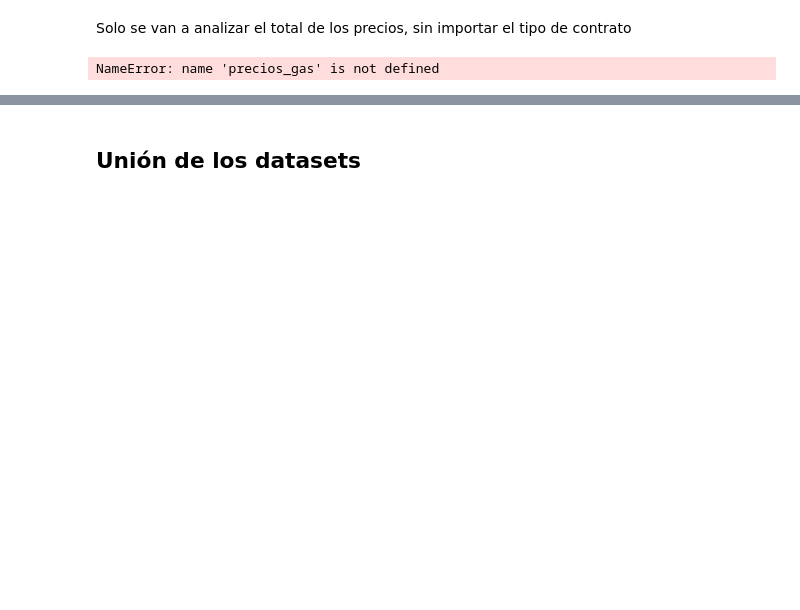
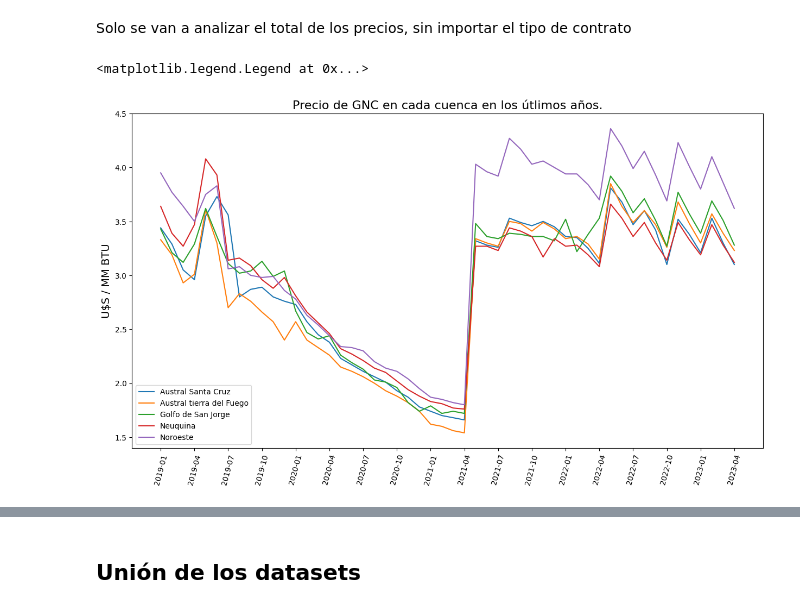
Before and after one commit to Isaiasgaray/fundamentos_final, a Jupyter notebook: TP_Final.ipynb, the cells around one changed output, grey strips where cells are left out. Drawn from its saved outputs; the diff is of its cells as text; code cells hidden in the pictures; blank space fills up the shorter version.

```diff
--- a/TP_Final.ipynb
+++ b/TP_Final.ipynb
@@ -30,6 +28,48 @@ Solo se van a analizar el total de los precios, sin importar el tipo de contrato
 precios_gas = \
     precios_gas[precios_gas.contrato == 'TOTAL']
 # %%
-precios_gas
+santa_cruz = precios_gas[precios_gas.cuenca == 'Austral Santa Cruz']
+santa_cruz.Name = 'Austral Santa Cruz'
+
+tierra_del_fuego = precios_gas[precios_gas.cuenca == 'Austral Tierra del Fuego']
+tierra_del_fuego.Name = 'Austral tierra del Fuego'
+
+golfo_san_jorge = precios_gas[precios_gas.cuenca == 'Golfo de San Jorge']
+golfo_san_jorge.Name = 'Golfo de San Jorge'
+
+neuquina = precios_gas[precios_gas.cuenca == 'Neuquina']
+neuquina.Name = 'Neuquina'
+
+noroeste = precios_gas[precios_gas.cuenca == 'Noroeste']
+noroeste.Name = 'Noroeste'
+
+cuencas = [
+    santa_cruz, tierra_del_fuego,
+    golfo_san_jorge, neuquina,
+    noroeste
+]
-# %% [output]
-NameError: name 'precios_gas' is not defined
+# %%
+plt.figure(figsize=(15, 8))
+
+for cuenca in cuencas:
+    plt.plot(
+        cuenca.indice_tiempo,
+        cuenca.precio_gnc,
+        label=cuenca.Name
+    )
+
+plt.xticks(np.arange(0, 52, 3), rotation=75)
+plt.title(
+    'Precio de GNC en cada cuenca en los útlimos años.',
+    fontsize=16
+)
+
+plt.ylabel(
+    'U$S / MM BTU',
+    fontsize=14
+)
+
+plt.legend()
+# %% [output]
+<matplotlib.legend.Legend at 0x...>
+[figure, added]
```
Also changed, not shown: parts of 20 cells of this notebook.
